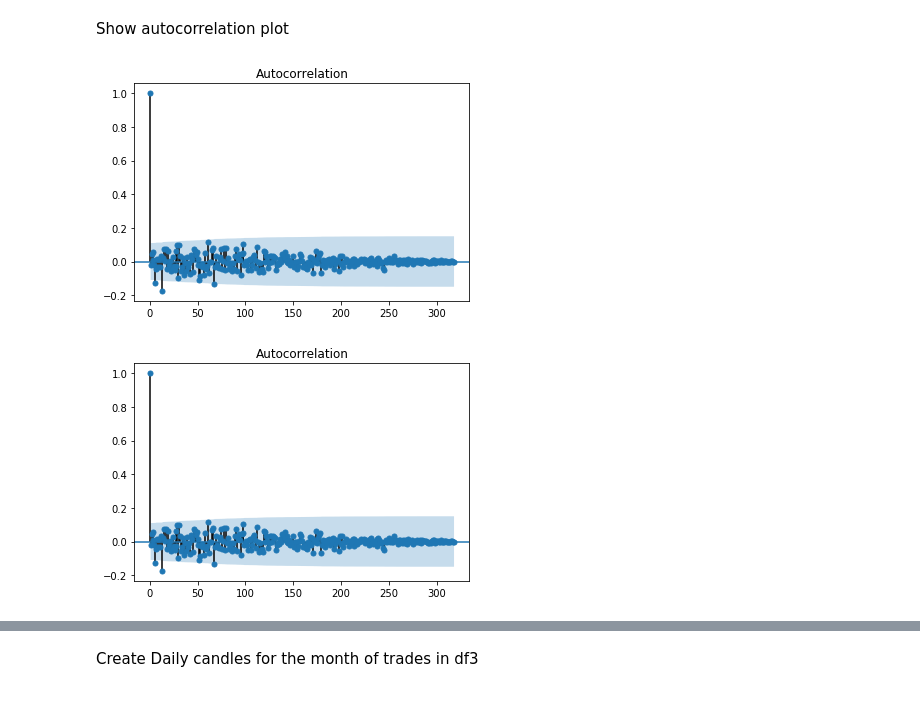
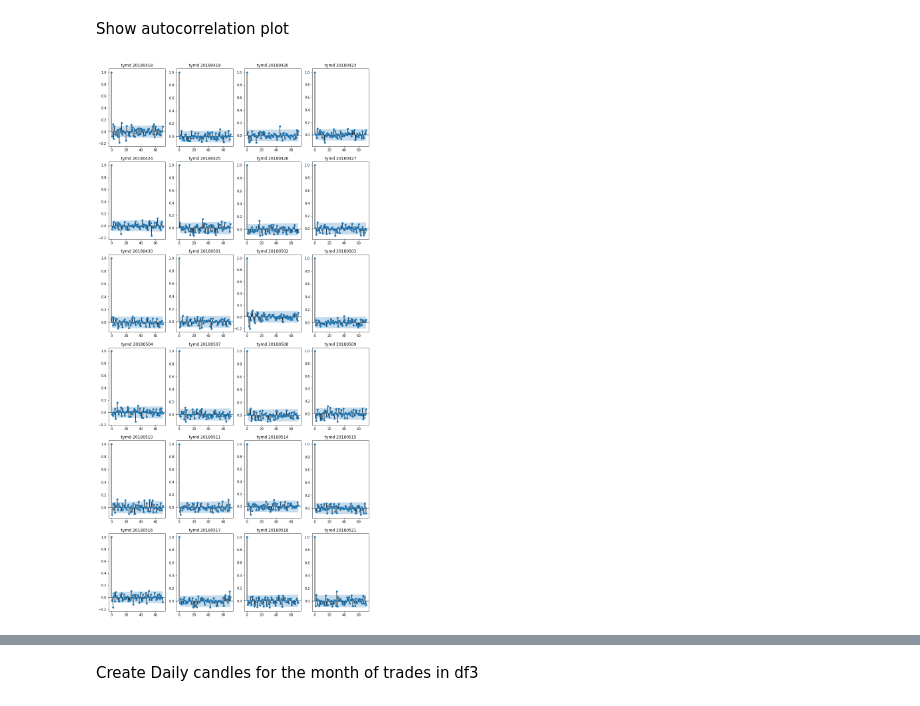
Before and after one commit to bgithub1/barchartapi, a Jupyter notebook: barchartapi/futures_merge.ipynb, the cells around one changed output, grey strips where cells are left out. Drawn from its saved outputs; the diff is of its cells as text; code cells hidden in the pictures.

```diff
--- a/barchartapi/futures_merge.ipynb
+++ b/barchartapi/futures_merge.ipynb
@@ -223,11 +228,34 @@ for tymd in tymds:
 ... (13 outputs left out)
 # %% [markdown]
 Show autocorrelation plot
-# %%
-df_ld = df3[(df3.tyear==2018) & (df3.tmonth==5) & (df3.tday==18)]
-y = np.array(df_1d.close.pct_change()*df_1d.close)[1:]
-plot_acf(y)
-# plt.plot(range(len(y)),y)
-# %% [output]
-[figure, removed]
-[figure, removed]
+# %%
+# change these
+contract='CLM18'
+start_hour=7
+end_hour=17
+num_graphs_per_row = 4
+df3 = df2[df2.symbol==contract]
+tymds = df3.apply(lambda r: int('%04d%02d%02d' %(r.tyear,r.tmonth,r.tday)),axis=1).unique()
+total_plots= len(tymds)
+even_num_tymds = len(tymds)//num_graphs_per_row * num_graphs_per_row
+tymds_even_sets = np.array(tymds)[:even_num_tymds]
+tymd_sets = np.array(tymds_even_sets).reshape(-1,num_graphs_per_row)
+total_figure_length = total_plots//num_graphs_per_row
+# plt.figure(1,figsize=(12*5,5*total_figure_length))
+fig, axes = plt.subplots(nrows=even_num_tymds//num_graphs_per_row,ncols=num_graphs_per_row,figsize=(14,5*total_figure_length))
+for row in range(len(tymd_sets)):
+    tymd_set = tymd_sets[row]
+    for col in range(len(tymd_set)):
+        tymd = tymd_set[col]
+        y = int(str(tymd)[0:4])
+        m = int(str(tymd)[4:6])
+        d = int(str(tymd)[6:8])
+        df_1d = df3[(df3.tyear==y) & (df3.tmonth==m)&(df3.tday==d)]
+#         plt.subplot(total_plots//num_graphs_per_row,num_graphs_per_row,plot_num,title=f'tymd {tymd}')
+        df_1d = df3[(df3.year==y) & (df3.month==m) & (df3.day==d) & (df3.hour>=start_hour) & (df3.hour<end_hour)]
+        y = np.array(df_1d.close.pct_change()*df_1d.close)[1:]
+        plot_acf(y,lags=70,ax=axes[row,col])
+        axes[row,col].set_title(f'tymd {tymd}')
+plt.show()
+# %% [output]
+[figure, added]
```
Also changed, not shown: parts of 17 cells of this notebook, 3 other files.
